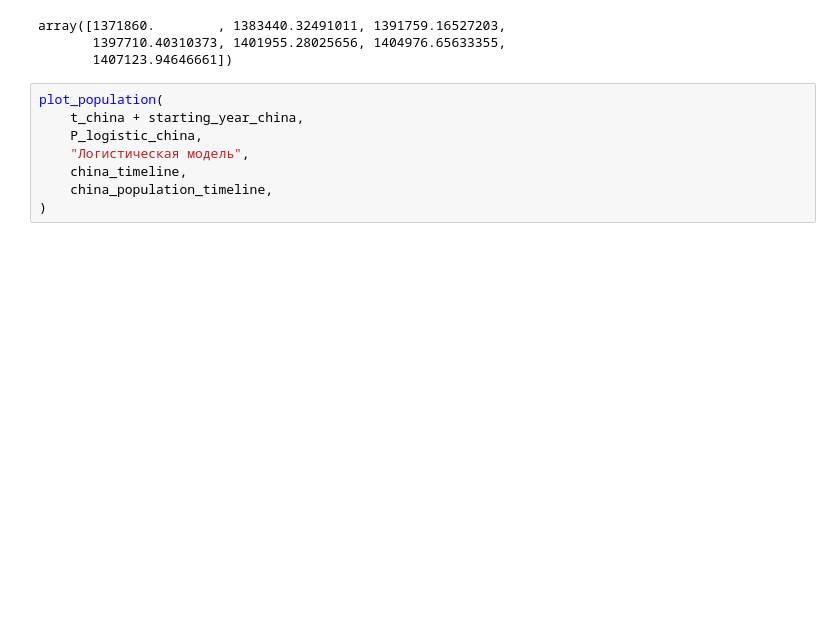
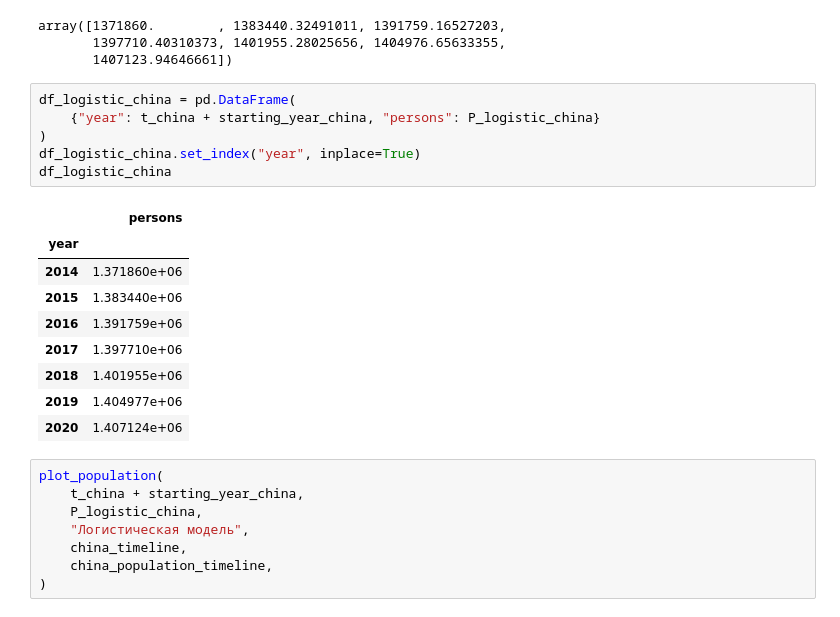
Before and after one commit to Jrol123/MathModeling, a Jupyter notebook: L1/src/main.ipynb, the cells around one changed output. Saved outputs shown, nothing was run; the diff lists cells and outputs as text; blank space fills up the shorter version.

```diff
--- a/L1/src/main.ipynb
+++ b/L1/src/main.ipynb
@@ -177,6 +188,22 @@ P_logistic_china
 array([1371860.        , 1383440.32491011, 1391759.16527203,
        1397710.40310373, 1401955.28025656, 1404976.65633355,
        1407123.94646661])
+# %%
+df_logistic_china = pd.DataFrame(
+    {"year": t_china + starting_year_china, "persons": P_logistic_china}
+)
+df_logistic_china.set_index("year", inplace=True)
+df_logistic_china
+# %% [output]
+|  | persons |
+| year |  |
+| 2014 | 1.371860e+06 |
+| 2015 | 1.383440e+06 |
+| 2016 | 1.391759e+06 |
+| 2017 | 1.397710e+06 |
+| 2018 | 1.401955e+06 |
+| 2019 | 1.404977e+06 |
+| 2020 | 1.407124e+06 |
 # %%
 plot_population(
     t_china + starting_year_china,
```
Also changed, not shown: parts of 7 cells of this notebook.
